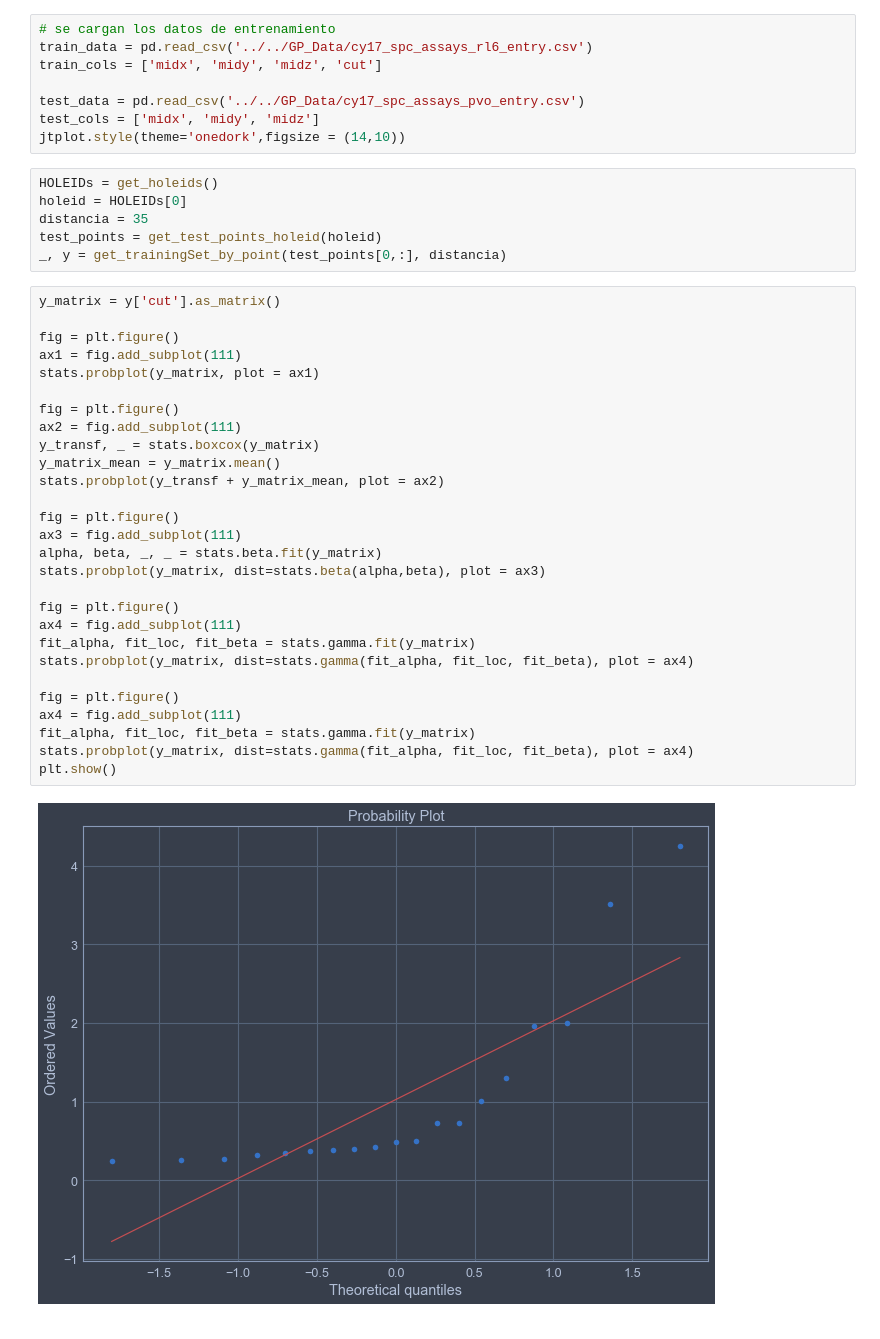
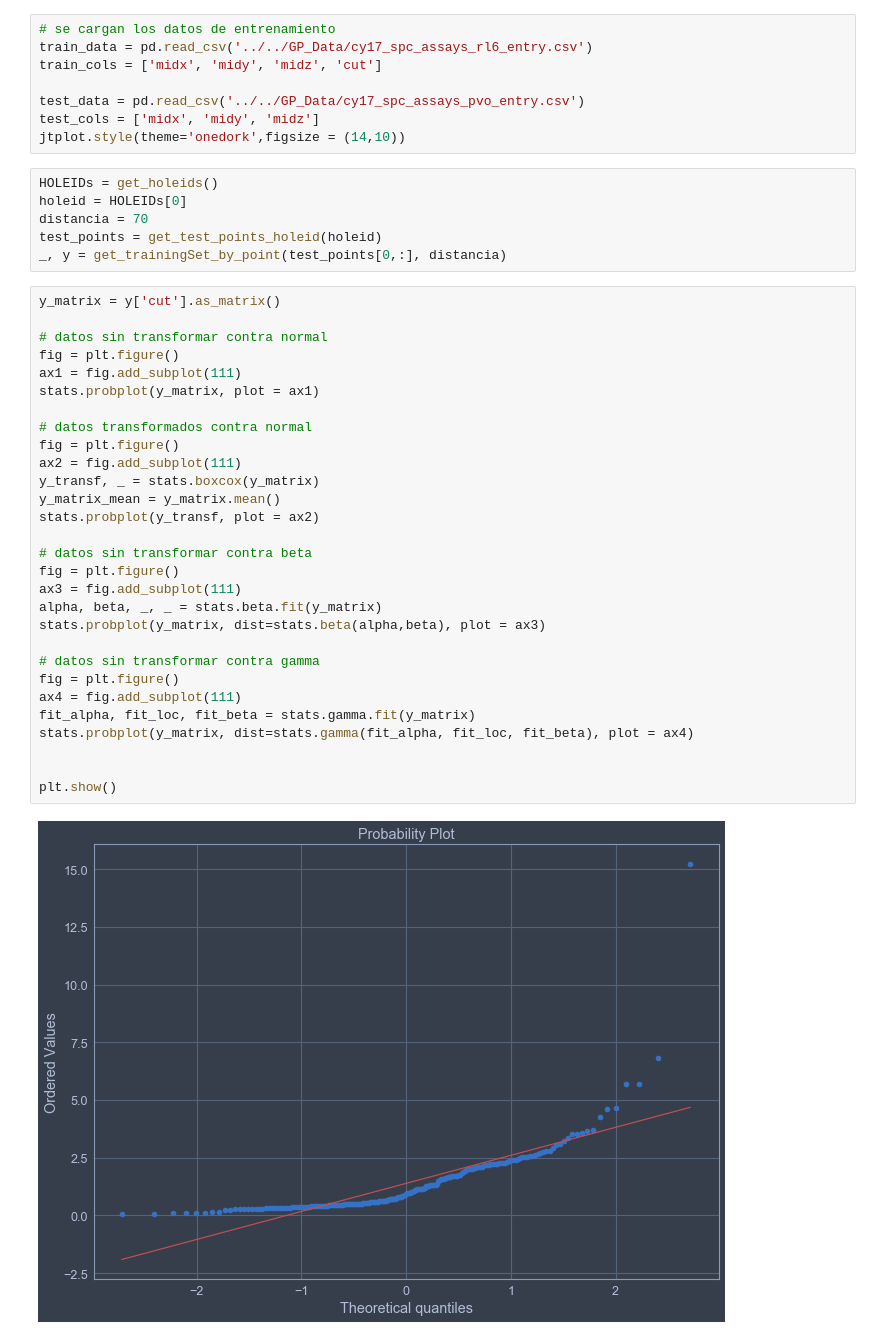
Before and after one commit to jpmerlet/gp_spc, a Jupyter notebook: code_git/estudio_likelihood.ipynb, the cells around one changed output. Drawn from its saved outputs; the diff is of its cells as text.

Commit message:
notebook para estudiar las distribuciones de los datos de entrenamiento

```diff
--- a/code_git/estudio_likelihood.ipynb
+++ b/code_git/estudio_likelihood.ipynb
@@ -16,36 +16,37 @@ jtplot.style(theme='onedork',figsize = (14,10))
 # %%
 HOLEIDs = get_holeids()
 holeid = HOLEIDs[0]
-distancia = 35
+distancia = 70
 test_points = get_test_points_holeid(holeid)
 _, y = get_trainingSet_by_point(test_points[0,:], distancia)
 # %%
 y_matrix = y['cut'].as_matrix()
 
+# datos sin transformar contra normal
 fig = plt.figure()
 ax1 = fig.add_subplot(111)
 stats.probplot(y_matrix, plot = ax1)
 
+# datos transformados contra normal
 fig = plt.figure()
 ax2 = fig.add_subplot(111)
 y_transf, _ = stats.boxcox(y_matrix)
 y_matrix_mean = y_matrix.mean()
-stats.probplot(y_transf + y_matrix_mean, plot = ax2)
+stats.probplot(y_transf, plot = ax2)
 
+# datos sin transformar contra beta
 fig = plt.figure()
 ax3 = fig.add_subplot(111)
 alpha, beta, _, _ = stats.beta.fit(y_matrix)
 stats.probplot(y_matrix, dist=stats.beta(alpha,beta), plot = ax3)
 
+# datos sin transformar contra gamma
 fig = plt.figure()
 ax4 = fig.add_subplot(111)
 fit_alpha, fit_loc, fit_beta = stats.gamma.fit(y_matrix)
 stats.probplot(y_matrix, dist=stats.gamma(fit_alpha, fit_loc, fit_beta), plot = ax4)
 
-fig = plt.figure()
-ax4 = fig.add_subplot(111)
-fit_alpha, fit_loc, fit_beta = stats.gamma.fit(y_matrix)
-stats.probplot(y_matrix, dist=stats.gamma(fit_alpha, fit_loc, fit_beta), plot = ax4)
+
 plt.show()
 # %% [output]
-[figure, old version]
+[figure, new version]
```
Also changed, not shown: parts of 3 cells of this notebook.
